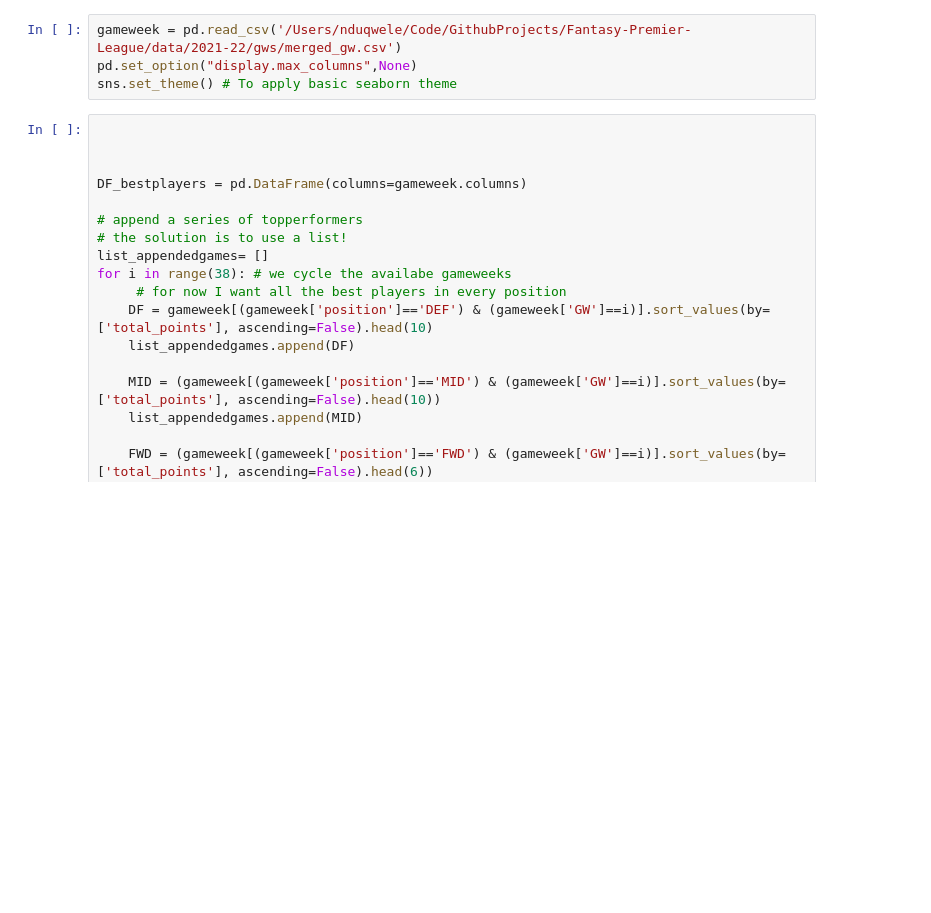
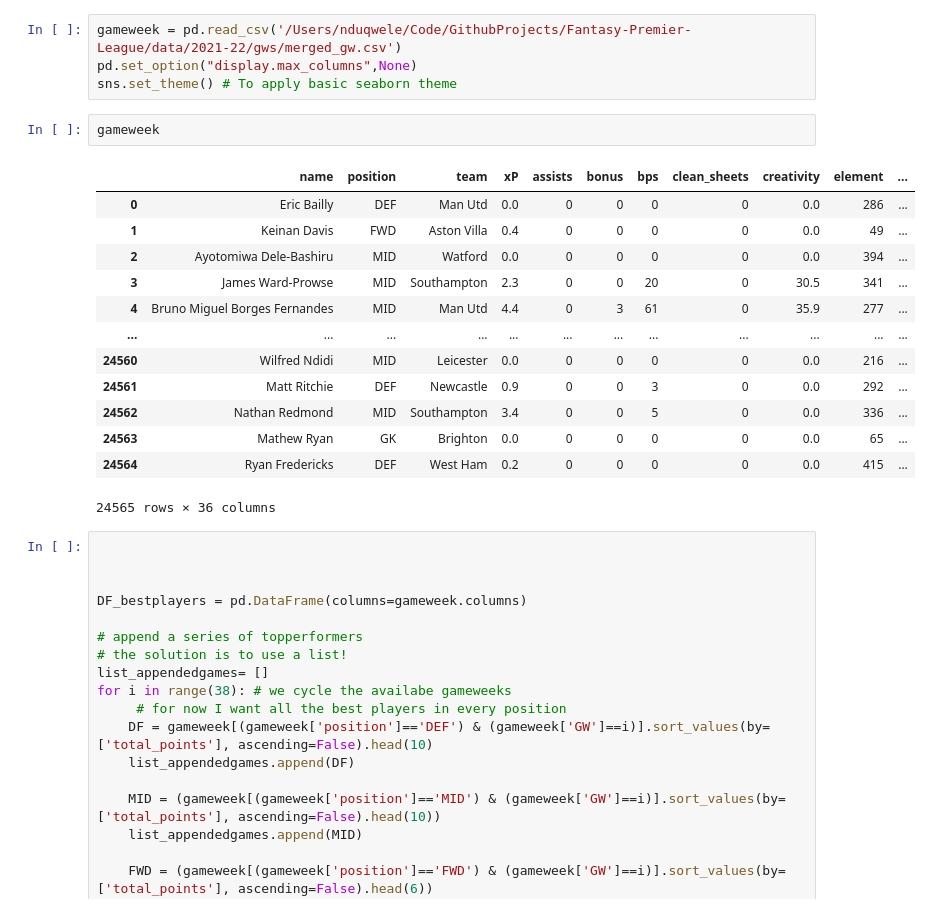
Before and after one commit to WayneQwele/FPLmodel, a Jupyter notebook: BestSelection.ipynb, the cells around one changed output. Drawn from its saved outputs; the diff is of its cells as text; blank space fills up the shorter version.

```diff
--- a/BestSelection.ipynb
+++ b/BestSelection.ipynb
@@ -6,6 +6,22 @@ import numpy as np
 gameweek = pd.read_csv('/Users/nduqwele/Code/GithubProjects/Fantasy-Premier-League/data/2021-22/gws/merged_gw.csv')
 pd.set_option("display.max_columns",None)
 sns.set_theme() # To apply basic seaborn theme
+# %%
+gameweek
+# %% [output]
+|  | name | position | team | xP | assists | bonus | bps | clean_sheets | creativity | element | ... |
+| 0 | Eric Bailly | DEF | Man Utd | 0.0 | 0 | 0 | 0 | 0 | 0.0 | 286 | ... |
+| 1 | Keinan Davis | FWD | Aston Villa | 0.4 | 0 | 0 | 0 | 0 | 0.0 | 49 | ... |
+| 2 | Ayotomiwa Dele-Bashiru | MID | Watford | 0.0 | 0 | 0 | 0 | 0 | 0.0 | 394 | ... |
+| 3 | James Ward-Prowse | MID | Southampton | 2.3 | 0 | 0 | 20 | 0 | 30.5 | 341 | ... |
+| 4 | Bruno Miguel Borges Fernandes | MID | Man Utd | 4.4 | 0 | 3 | 61 | 0 | 35.9 | 277 | ... |
+| ... | ... | ... | ... | ... | ... | ... | ... | ... | ... | ... | ... |
+| 24560 | Wilfred Ndidi | MID | Leicester | 0.0 | 0 | 0 | 0 | 0 | 0.0 | 216 | ... |
+| 24561 | Matt Ritchie | DEF | Newcastle | 0.9 | 0 | 0 | 3 | 0 | 0.0 | 292 | ... |
+| 24562 | Nathan Redmond | MID | Southampton | 3.4 | 0 | 0 | 5 | 0 | 0.0 | 336 | ... |
+| 24563 | Mathew Ryan | GK | Brighton | 0.0 | 0 | 0 | 0 | 0 | 0.0 | 65 | ... |
+| 24564 | Ryan Fredericks | DEF | West Ham | 0.2 | 0 | 0 | 0 | 0 | 0.0 | 415 | ... |
+24565 rows × 36 columns
 # %%
 
 
```
Also changed, not shown: parts of 1 cell of this notebook, 8 other files.
